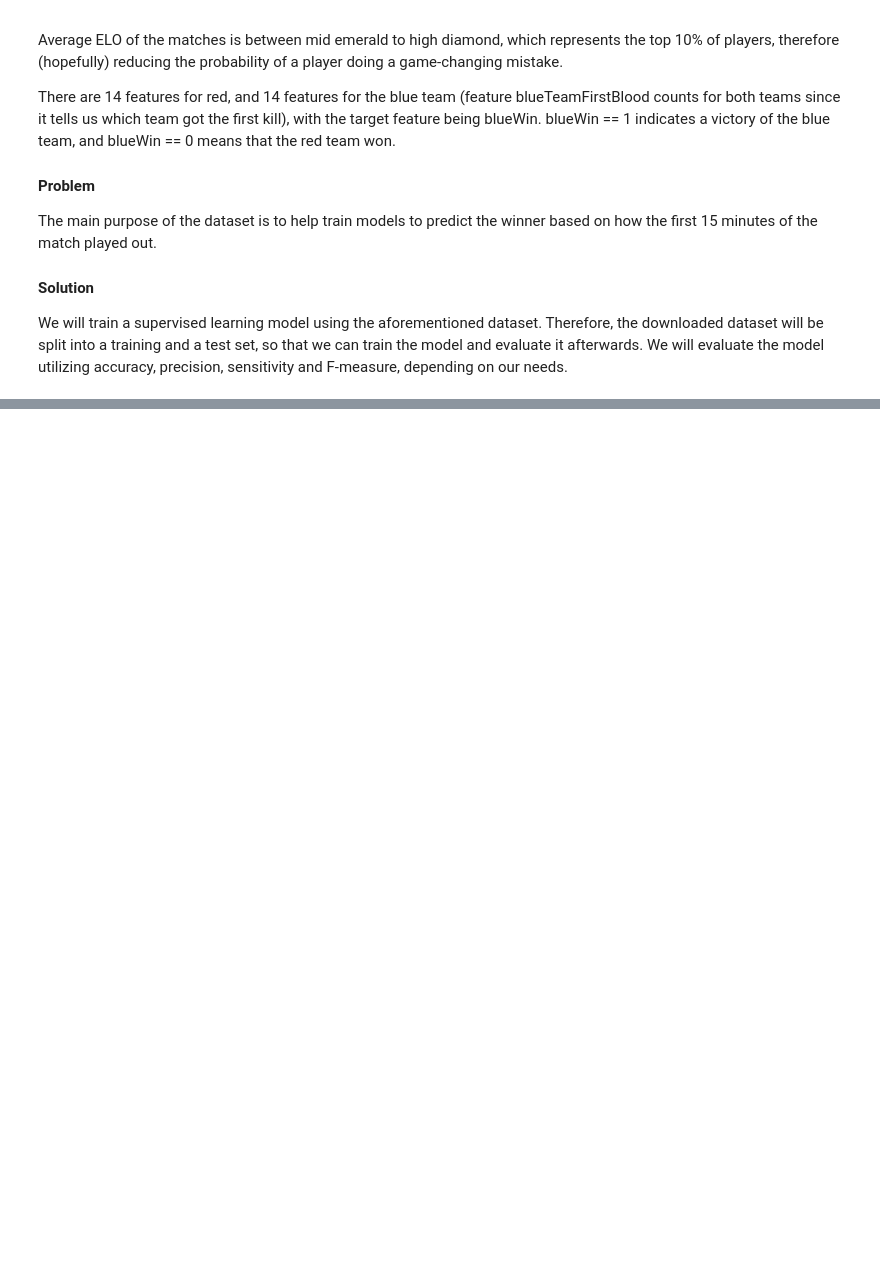
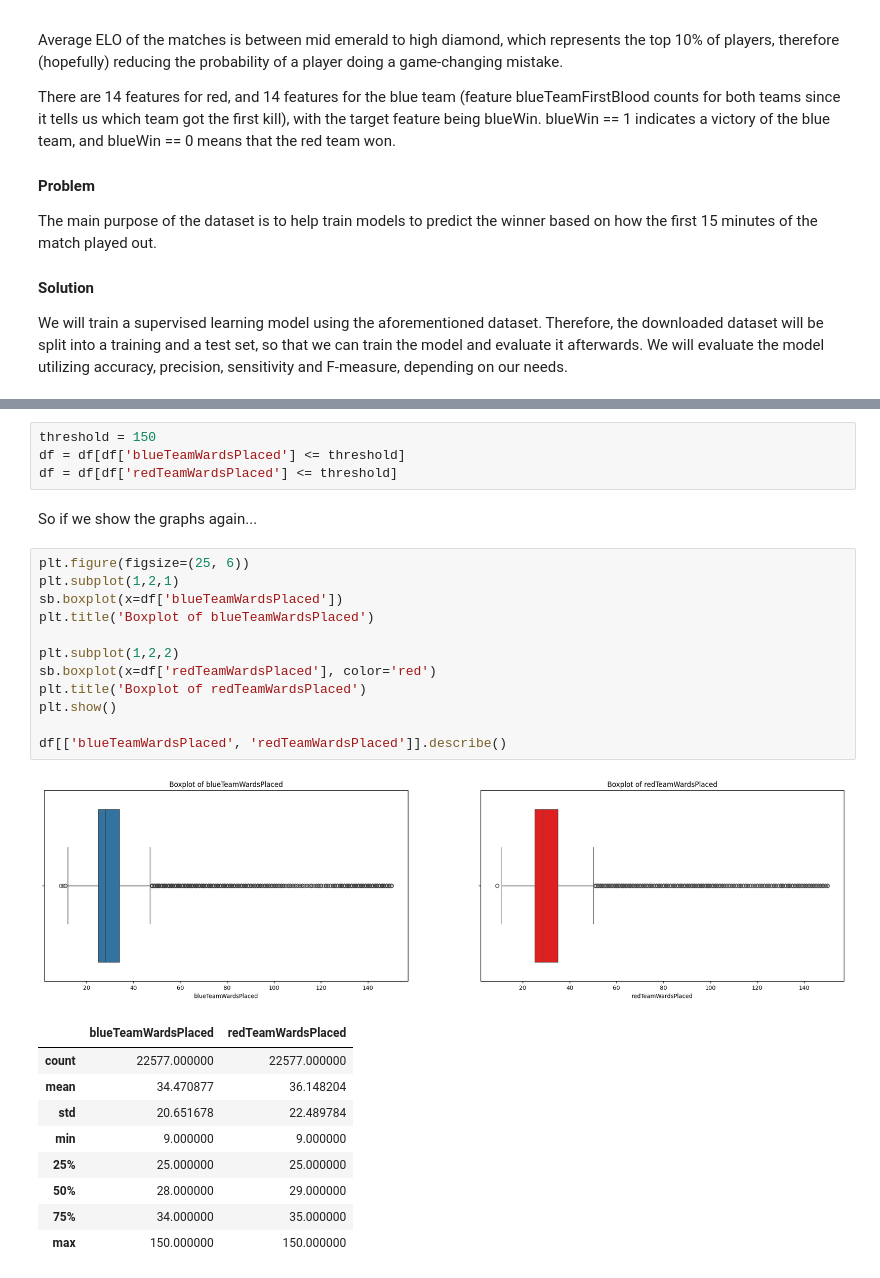
Before and after one commit to gcsam11/IART_LOL, a Jupyter notebook: lol_soloQ.ipynb, the cells around one changed output, grey strips where cells are left out. Drawn from its saved outputs; the diff is of its cells as text; blank space fills up the shorter version.

```diff
--- a/lol_soloQ.ipynb
+++ b/lol_soloQ.ipynb
@@ -30,0 +168,29 @@ pip install -r requirements.txt
+# %%
+threshold = 150
+df = df[df['blueTeamWardsPlaced'] <= threshold]
+df = df[df['redTeamWardsPlaced'] <= threshold]
+# %% [markdown]
+So if we show the graphs again...
+# %%
+plt.figure(figsize=(25, 6))
+plt.subplot(1,2,1)
+sb.boxplot(x=df['blueTeamWardsPlaced'])
+plt.title('Boxplot of blueTeamWardsPlaced')
+
+plt.subplot(1,2,2)
+sb.boxplot(x=df['redTeamWardsPlaced'], color='red')
+plt.title('Boxplot of redTeamWardsPlaced')
+plt.show()
+
+df[['blueTeamWardsPlaced', 'redTeamWardsPlaced']].describe()
+# %% [output]
+[figure, added]
+|  | blueTeamWardsPlaced | redTeamWardsPlaced |
+| count | 22577.000000 | 22577.000000 |
+| mean | 34.470877 | 36.148204 |
+| std | 20.651678 | 22.489784 |
+| min | 9.000000 | 9.000000 |
+| 25% | 25.000000 | 25.000000 |
+| 50% | 28.000000 | 29.000000 |
+| 75% | 34.000000 | 35.000000 |
+| max | 150.000000 | 150.000000 |
```
Also changed, not shown: parts of 23 cells of this notebook, 1 other file.
